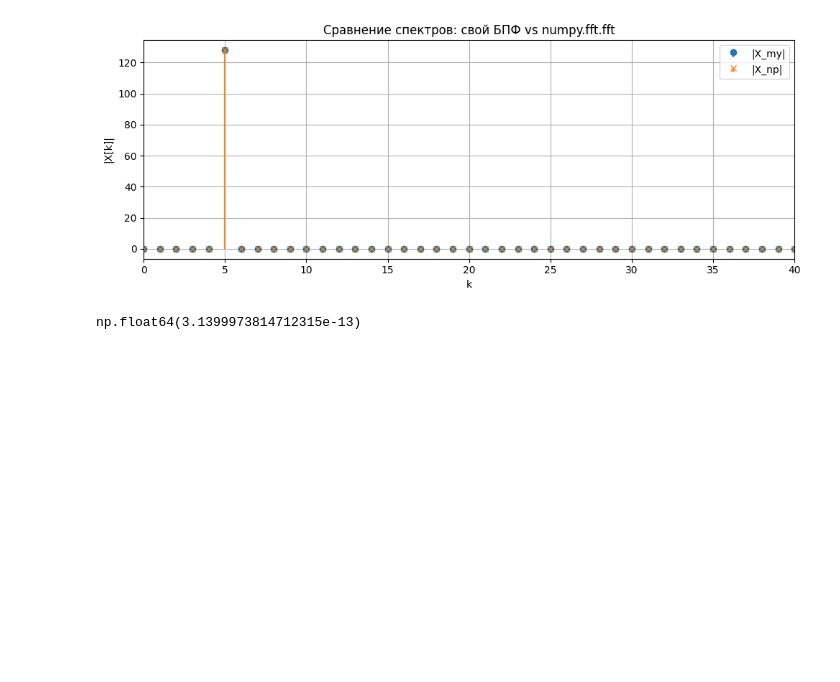
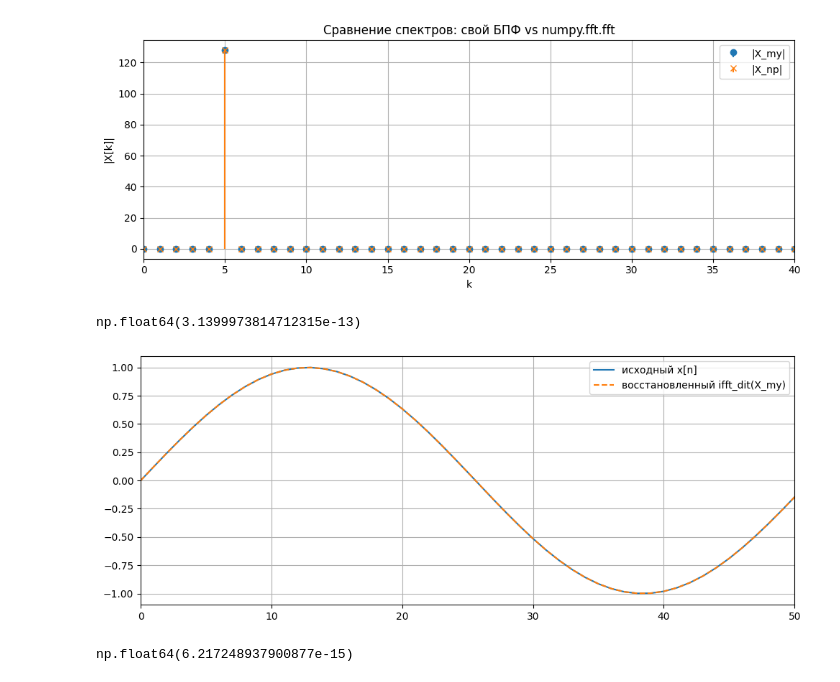
Before and after one commit to Silvarious9862/cosii, a Jupyter notebook: sem1/lab1/notebooks/theory.ipynb, the cells around one changed output. Drawn from its saved outputs; the diff is of its cells as text; code cells hidden in the pictures; blank space fills up the shorter version.

Commit message:
IFFT DIT

```diff
--- a/sem1/lab1/notebooks/theory.ipynb
+++ b/sem1/lab1/notebooks/theory.ipynb
@@ -174,3 +179,23 @@ plt.show()
 np.max(np.abs(X_my - X_np))
 # %% [output]
 np.float64(3.1399973814712315e-13)
+# %%
+# восстановление сигнала из собственного спектра
+x_rec = ifft_dit(list(X_my))
+x_rec = np.array(x_rec)
+
+plt.figure(figsize=(10, 4))
+plt.plot(n, x, label='исходный x[n]')
+plt.plot(n, x_rec.real, '--', label='восстановленный ifft_dit(X_my)')
+plt.xlim(0, 50)
+plt.grid(True)
+plt.legend()
+plt.tight_layout()
+plt.show()
+
+# численная ошибка
+err = np.max(np.abs(x - x_rec.real))
+err
+# %% [output]
+[figure, added]
+np.float64(6.217248937900877e-15)
```
Also changed, not shown: parts of 1 cell of this notebook, 1 other file.
